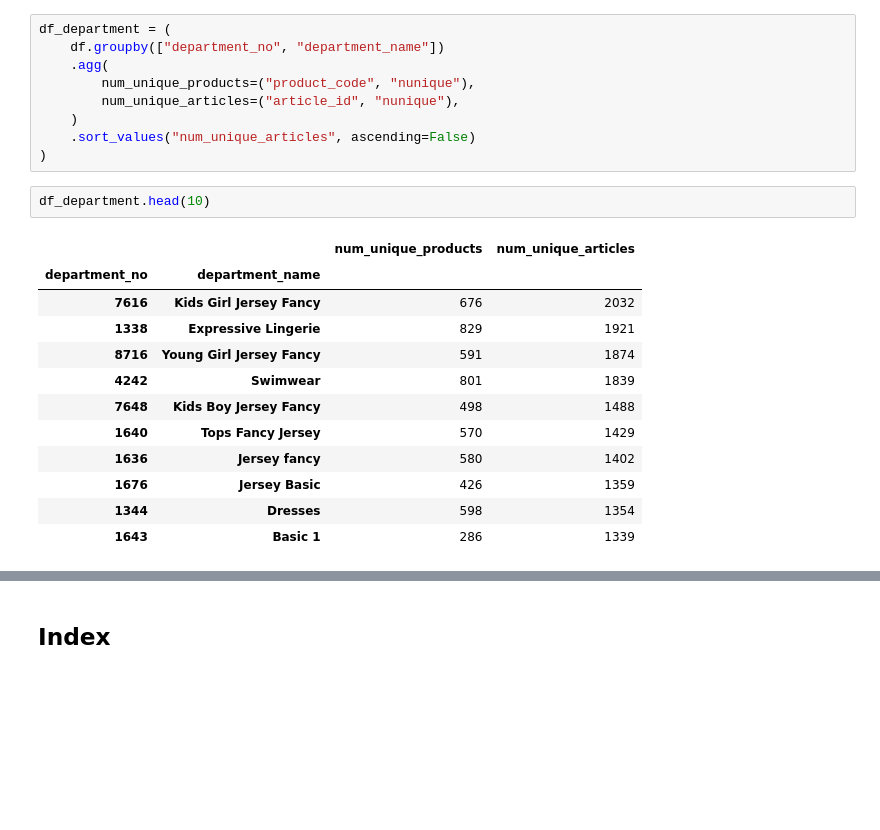
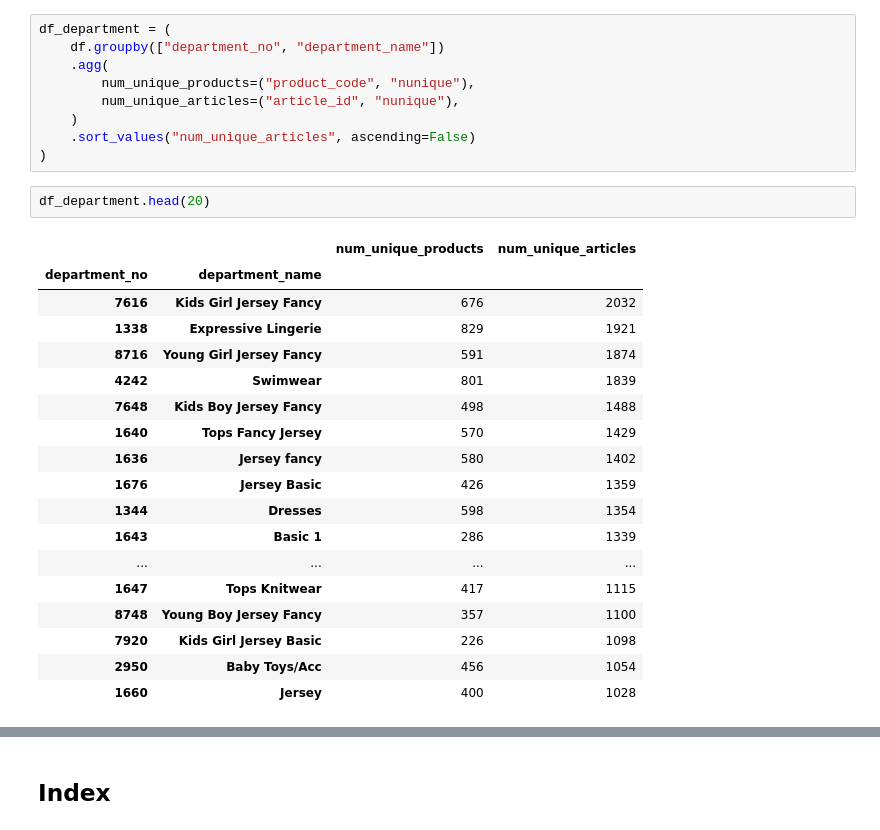
Before and after one commit to mikeczech/challenges, a Jupyter notebook: kaggle/hm_fashion_reco/notebooks/01_articles_eda.ipynb, the cells around one changed output, grey strips where cells are left out. Saved outputs shown, nothing was run; the diff lists cells and outputs as text; blank space fills up the shorter version.

```diff
--- a/kaggle/hm_fashion_reco/notebooks/01_articles_eda.ipynb
+++ b/kaggle/hm_fashion_reco/notebooks/01_articles_eda.ipynb
@@ -324,18 +327,24 @@ df_department = (
     .sort_values("num_unique_articles", ascending=False)
 )
 # %%
-df_department.head(10)
+df_department.head(20)
 # %% [output]
 |  |  | num_unique_products | num_unique_articles |
 | department_no | department_name |  |  |
 | 7616 | Kids Girl Jersey Fancy | 676 | 2032 |
 | 1338 | Expressive Lingerie | 829 | 1921 |
 | 8716 | Young Girl Jersey Fancy | 591 | 1874 |
 | 4242 | Swimwear | 801 | 1839 |
 | 7648 | Kids Boy Jersey Fancy | 498 | 1488 |
 | 1640 | Tops Fancy Jersey | 570 | 1429 |
 | 1636 | Jersey fancy | 580 | 1402 |
 | 1676 | Jersey Basic | 426 | 1359 |
 | 1344 | Dresses | 598 | 1354 |
 | 1643 | Basic 1 | 286 | 1339 |
+| ... | ... | ... | ... |
+| 1647 | Tops Knitwear | 417 | 1115 |
+| 8748 | Young Boy Jersey Fancy | 357 | 1100 |
+| 7920 | Kids Girl Jersey Basic | 226 | 1098 |
+| 2950 | Baby Toys/Acc | 456 | 1054 |
+| 1660 | Jersey | 400 | 1028 |
 # %%
```
Also changed, not shown: parts of 3 cells of this notebook, 11 other files.
